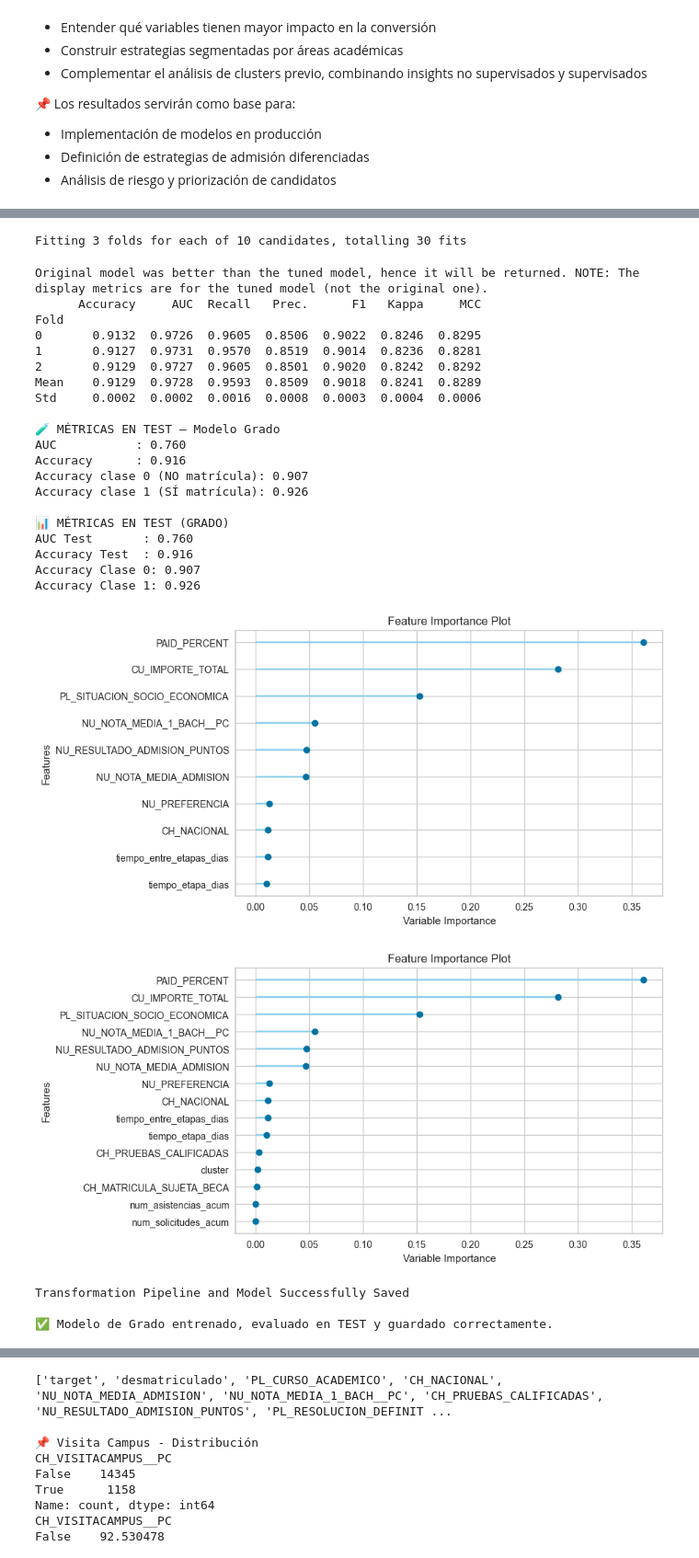
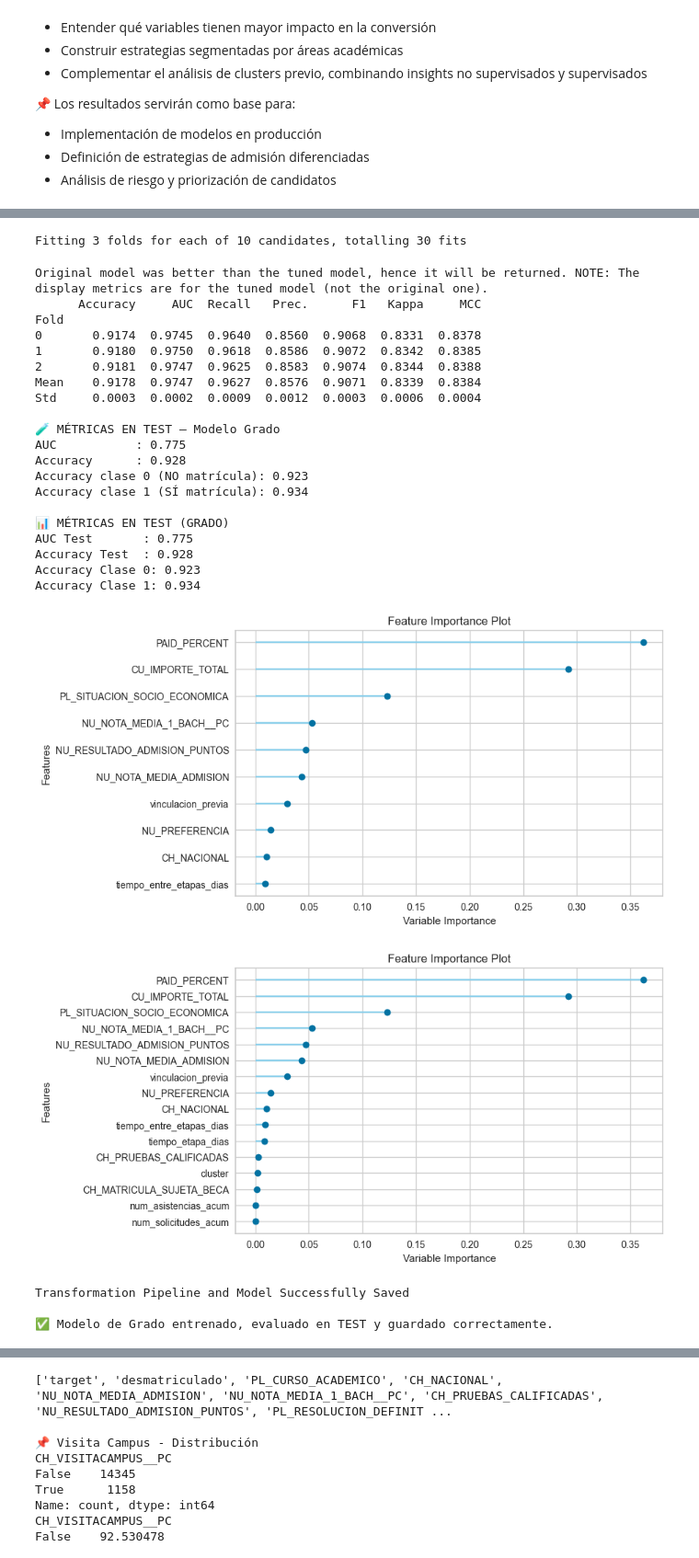
Before and after one commit to MiguelHernandezCorral/UNAV, a Jupyter notebook: notebooks/03_Modelado.ipynb, the cells around one changed output, grey strips where cells are left out. Shown at 92% size. Cells and saved outputs as stored; diff of their text form; code cells hidden in the pictures.

```diff
--- a/notebooks/03_Modelado.ipynb
+++ b/notebooks/03_Modelado.ipynb
@@ -336,6 +336,8 @@ if existentes:
     df['vinculacion_previa'] = df[existentes].fillna(False).astype(int).max(axis=1)
     print("\n📌 Distribución vinculación_previa:")
     print(df['vinculacion_previa'].value_counts(normalize=True))
+else:
+    print("❌ No existen variables de vinculación previa de antigüos alumnos")
 
 
 
@@ -521,26 +523,26 @@ lr        0.8667  0.7706  0.7706    0.3667
 Fitting 3 folds for each of 10 candidates, totalling 30 fits
 Original model was better than the tuned model, hence it will be returned. NOTE: The display metrics are for the tuned model (not the original one).
       Accuracy     AUC  Recall   Prec.      F1   Kappa     MCC
 Fold
-0       0.9132  0.9726  0.9605  0.8506  0.9022  0.8246  0.8295
-1       0.9127  0.9731  0.9570  0.8519  0.9014  0.8236  0.8281
-2       0.9129  0.9727  0.9605  0.8501  0.9020  0.8242  0.8292
-Mean    0.9129  0.9728  0.9593  0.8509  0.9018  0.8241  0.8289
-Std     0.0002  0.0002  0.0016  0.0008  0.0003  0.0004  0.0006
+0       0.9174  0.9745  0.9640  0.8560  0.9068  0.8331  0.8378
+1       0.9180  0.9750  0.9618  0.8586  0.9072  0.8342  0.8385
+2       0.9181  0.9747  0.9625  0.8583  0.9074  0.8344  0.8388
+Mean    0.9178  0.9747  0.9627  0.8576  0.9071  0.8339  0.8384
+Std     0.0003  0.0002  0.0009  0.0012  0.0003  0.0006  0.0004
 
 🧪 MÉTRICAS EN TEST — Modelo Grado
-AUC           : 0.760
-Accuracy      : 0.916
-Accuracy clase 0 (NO matrícula): 0.907
-Accuracy clase 1 (SÍ matrícula): 0.926
+AUC           : 0.775
+Accuracy      : 0.928
+Accuracy clase 0 (NO matrícula): 0.923
+Accuracy clase 1 (SÍ matrícula): 0.934
 
 📊 MÉTRICAS EN TEST (GRADO)
-AUC Test       : 0.760
-Accuracy Test  : 0.916
-Accuracy Clase 0: 0.907
-Accuracy Clase 1: 0.926
+AUC Test       : 0.775
+Accuracy Test  : 0.928
+Accuracy Clase 0: 0.923
+Accuracy Clase 1: 0.934
-[figure, old version]
+[figure, new version]
-[figure, old version]
+[figure, new version]
 Transformation Pipeline and Model Successfully Saved
 
 ✅ Modelo de Grado entrenado, evaluado en TEST y guardado correctamente.
```
Also changed, not shown: parts of 2 cells of this notebook, 2 other files.
